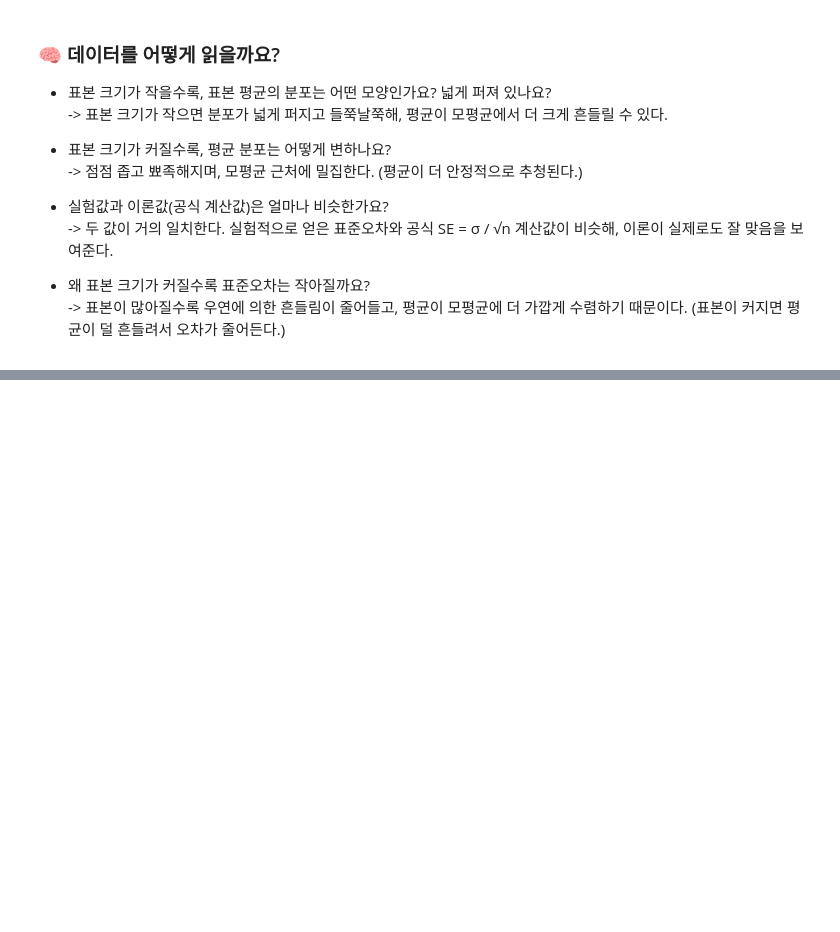
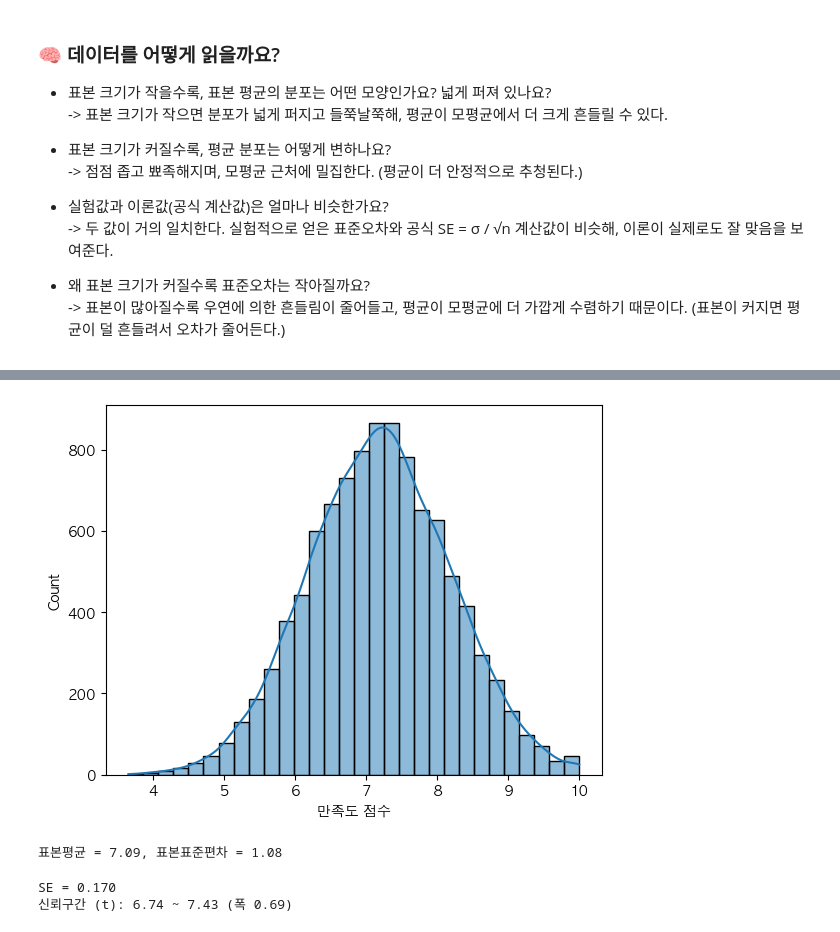
Before and after one commit to twinklefins/modu_project, a Jupyter notebook: 통계101_Day02_실습 .ipynb, the cells around one changed output, grey strips where cells are left out. Saved outputs shown, nothing was run; the diff lists cells and outputs as text; code cells hidden in the pictures; blank space fills up the shorter version.

```diff
--- a/통계101_Day02_실습 .ipynb
+++ b/통계101_Day02_실습 .ipynb
@@ -316,0 +482,37 @@ plt.show()
+# %%
+# 모집단 생성 (고객 만족도 10,000명)
+np.random.seed(2025)
+population = np.random.normal(loc=7.2, scale=1.0, size=10000)
+population = np.clip(population, 1, 10)
+
+# 모집단 시각화
+sns.histplot(population, bins=30, kde=True)
+plt.xlabel("만족도 점수")
+plt.show()
+# %% [output]
+[figure, added]
+# %%
+# Q1. 모집단에서 표본 40명을 무작위로 추출하고, 표본 평균과 표준편차를 구해봅시다.
+
+sample = np.random.choice(population, size=40, replace=False)
+
+sample_mean = sample.mean()
+sample_std = sample.std(ddof=1)     # 표본 표준편차 (ddof=1)
+print(f"표본평균 = {sample_mean:.2f}, 표본표준편차 = {sample_std:.2f}")
+# %% [output]
+표본평균 = 7.09, 표본표준편차 = 1.08
+# %%
+# Q2. 표준오차(SE)를 구하고, t-분포를 사용하여 95% 신뢰구간을 계산해봅시다.
+
+n = len(sample)
+se = sample_std / np.sqrt(n)        # 표준오차
+tcrit = st.t.ppf(0.975, df=n-1)     # 95% 양측 → 0.975 분위수
+
+ci_low = sample_mean - tcrit * se
+ci_high = sample_mean + tcrit * se
+
+print(f"SE = {se:.3f}")
+print(f"신뢰구간 (t): {ci_low:.2f} ~ {ci_high:.2f} (폭 {ci_high - ci_low:.2f})")
+# %% [output]
+SE = 0.170
+신뢰구간 (t): 6.74 ~ 7.43 (폭 0.69)
```
Also changed, not shown: parts of 16 cells of this notebook.
